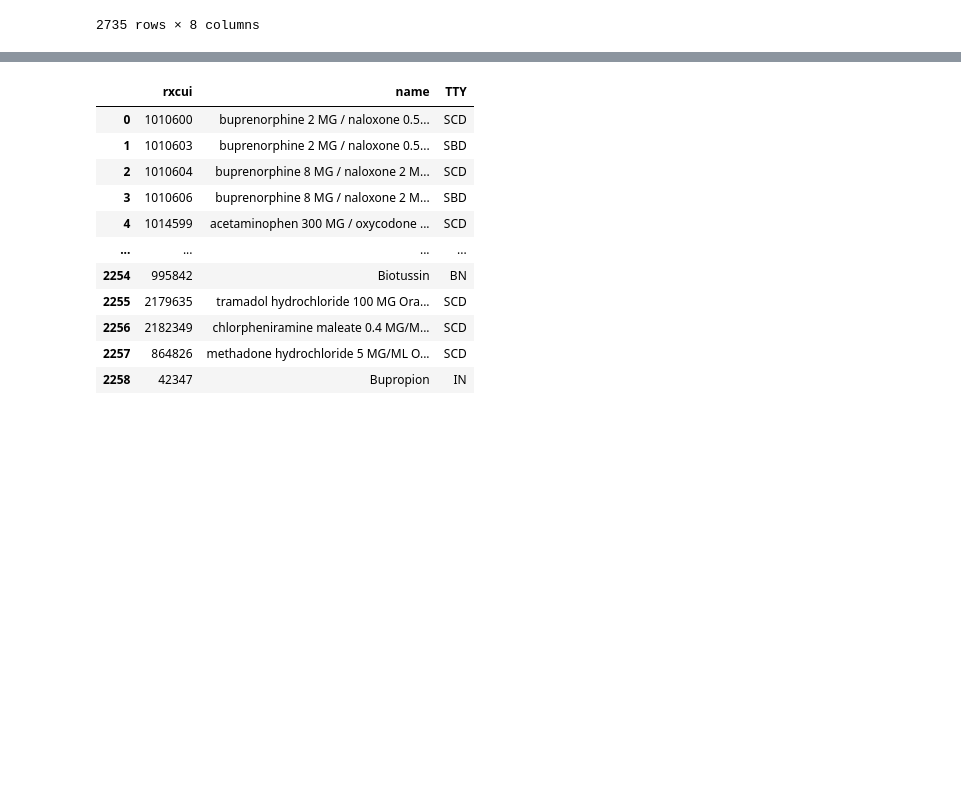
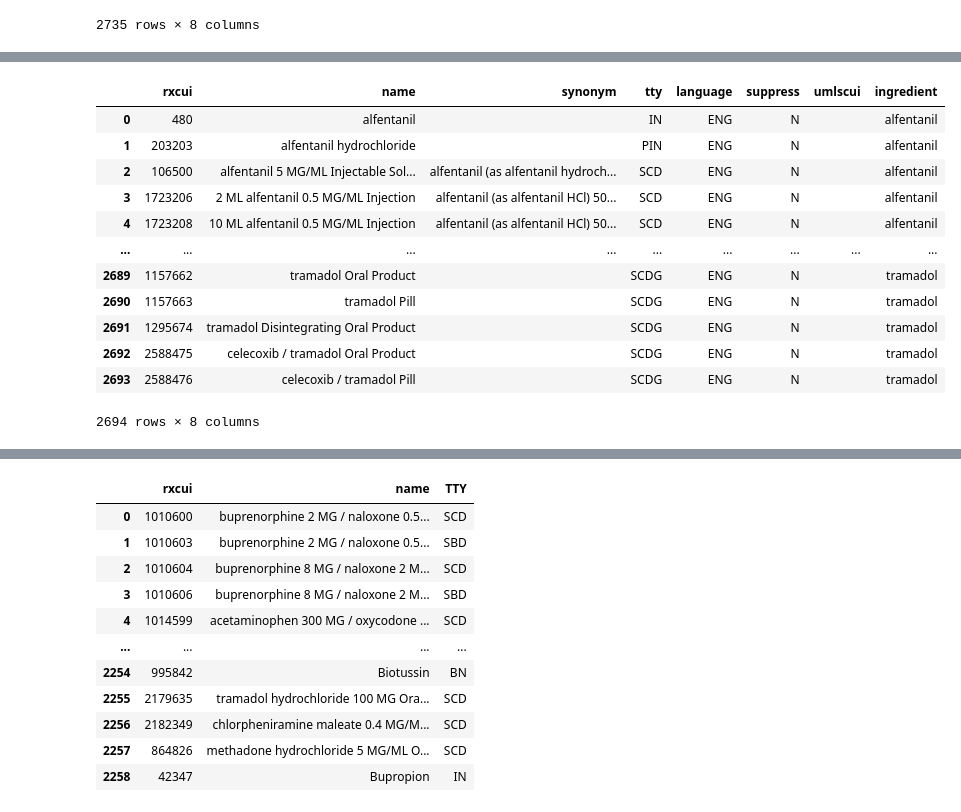
Before and after one commit to danielhmendoza01/Automatic_Code_Sets, a Jupyter notebook: RxNorm/Opioid/Opioid_Query.ipynb, the cells around one changed output, grey strips where cells are left out. Saved outputs shown, nothing was run; the diff lists cells and outputs as text; code cells hidden in the pictures; blank space fills up the shorter version.

```diff
--- a/RxNorm/Opioid/Opioid_Query.ipynb
+++ b/RxNorm/Opioid/Opioid_Query.ipynb
@@ -132,3 +178,19 @@ True
+# %%
+df_opioid
+# %% [output]
+|  | rxcui | name | synonym | tty | language | suppress | umlscui | ingredient |
+| 0 | 480 | alfentanil |  | IN | ENG | N |  | alfentanil |
+| 1 | 203203 | alfentanil hydrochloride |  | PIN | ENG | N |  | alfentanil |
+| 2 | 106500 | alfentanil 5 MG/ML Injectable Sol... | alfentanil (as alfentanil hydroch... | SCD | ENG | N |  | alfentanil |
+| 3 | 1723206 | 2 ML alfentanil 0.5 MG/ML Injection | alfentanil (as alfentanil HCl) 50... | SCD | ENG | N |  | alfentanil |
+| 4 | 1723208 | 10 ML alfentanil 0.5 MG/ML Injection | alfentanil (as alfentanil HCl) 50... | SCD | ENG | N |  | alfentanil |
+| ... | ... | ... | ... | ... | ... | ... | ... | ... |
+| 2689 | 1157662 | tramadol Oral Product |  | SCDG | ENG | N |  | tramadol |
+| 2690 | 1157663 | tramadol Pill |  | SCDG | ENG | N |  | tramadol |
+| 2691 | 1295674 | tramadol Disintegrating Oral Product |  | SCDG | ENG | N |  | tramadol |
+| 2692 | 2588475 | celecoxib / tramadol Oral Product |  | SCDG | ENG | N |  | tramadol |
+| 2693 | 2588476 | celecoxib / tramadol Pill |  | SCDG | ENG | N |  | tramadol |
+2694 rows × 8 columns
 # %%
 #Reduce to usefull columns
 df_opioid = df_opioid[['rxcui', 'name',"tty", "ingredient"]]
```
Also changed, not shown: parts of 20 cells of this notebook, 7 other files.
